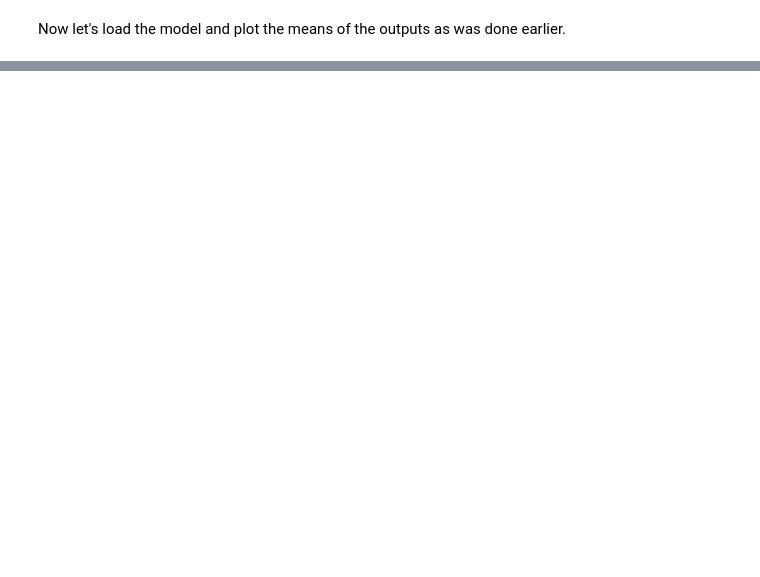
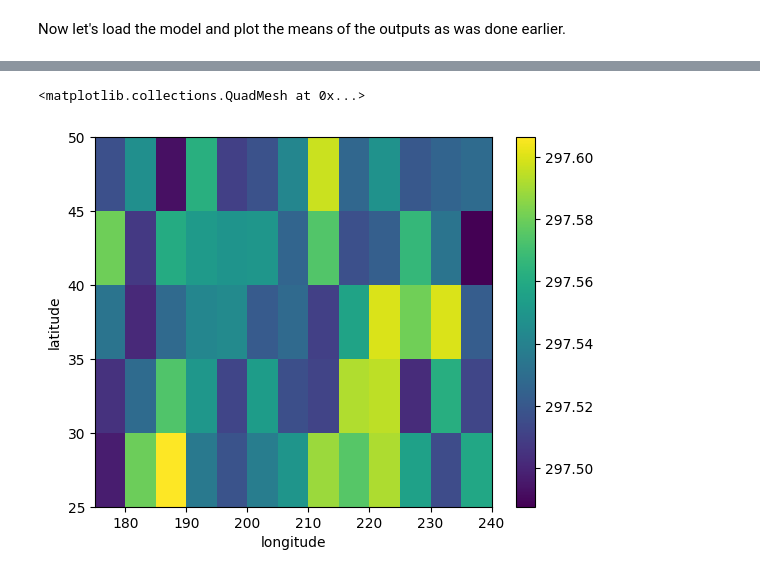
Before and after one commit to AI4S2S/cookbook, a Jupyter notebook: workflow/pred_temperature_transformer.ipynb, the cells around one changed output, grey strips where cells are left out. Drawn from its saved outputs; the diff is of its cells as text; code cells hidden in the pictures; blank space fills up the shorter version.

```diff
--- a/workflow/pred_temperature_transformer.ipynb
+++ b/workflow/pred_temperature_transformer.ipynb
@@ -480,0 +502,16 @@ plt.show()
+# %%
+lat = precursor_field_resample.latitude
+lon = precursor_field_resample.longitude
+
+reshape = outputs[0].reshape(len(lat),len(lon))
+
+coords= {
+    'latitude':lat.values,
+    'longitude':lon.values
+}
+outs = xr.DataArray(reshape,coords)
+
+outs.plot()
+# %% [output]
+<matplotlib.collections.QuadMesh at 0x...>
+[figure, added]
```
Also changed, not shown: parts of 11 cells of this notebook.
